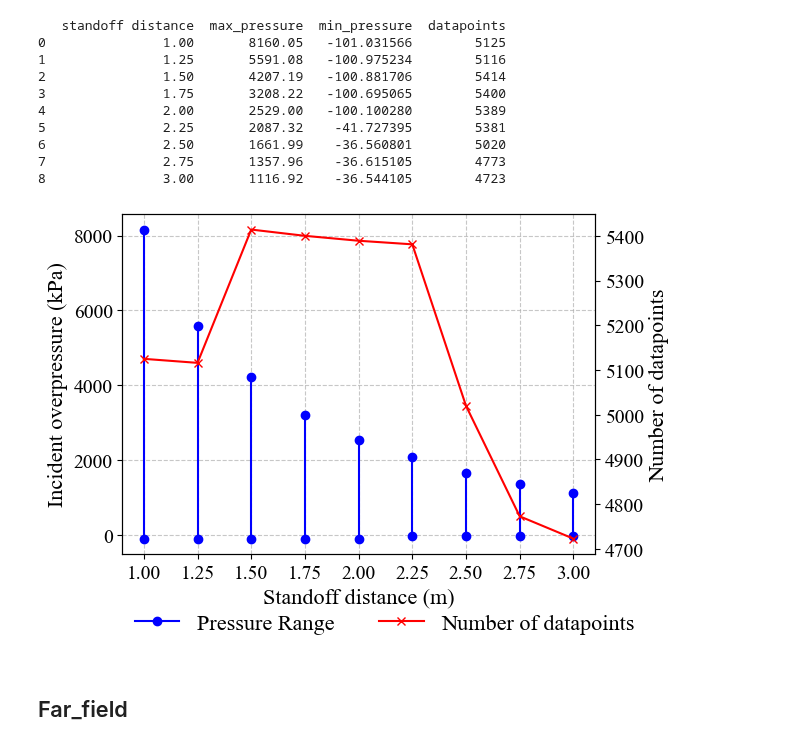
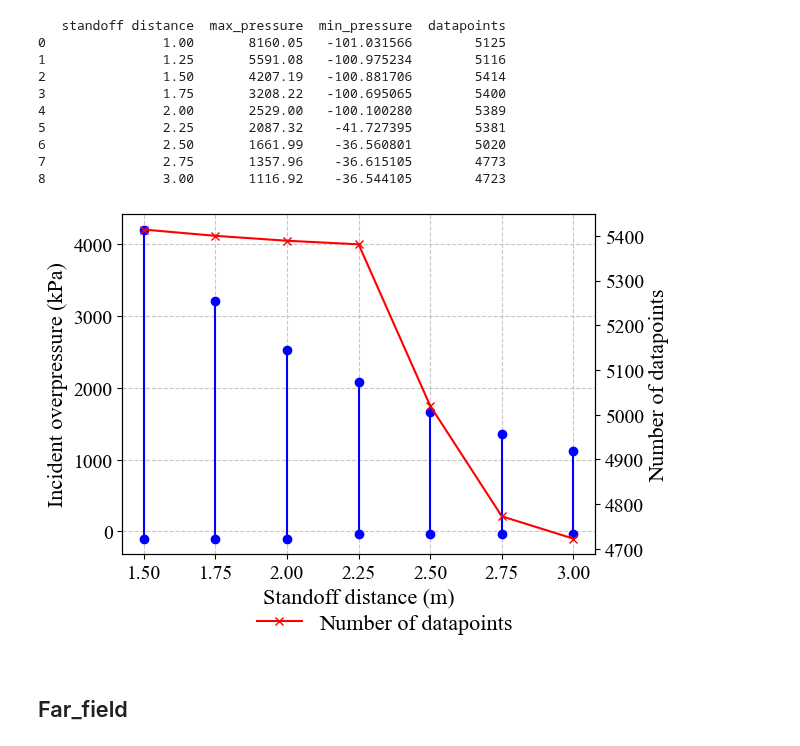
Before and after one commit to ChamodiWidanage/Pressure_history_2, a Jupyter notebook: IP_dataset_info.ipynb, the cells around one changed output. Cells and saved outputs as stored; diff of their text form; code cells hidden in the pictures.

```diff
--- a/IP_dataset_info.ipynb
+++ b/IP_dataset_info.ipynb
@@ -6,7 +6,7 @@ import pandas as pd
 # %%
 current_dir = Path.cwd()
 parent_dir = current_dir.parent
-input_dir1 = Path ("G:/Chamodi/LSDYNA_1D/Incident_pressure_time_history/Near_field_time_history_dataset")
+input_dir1 = Path ("H:/Chamodi/LSDYNA/Incident_pressure/Near_field_time_history_dataset")
 
 #Access folders inside input folder
 input_dir2 =  [folder1 for folder1 in input_dir1.iterdir() if folder1.is_dir()]
@@ -112,7 +112,7 @@ import matplotlib.pyplot as plt
 from matplotlib.ticker import MaxNLocator
 
 # Filter the DataFrame to include only rows with Standoff distance >= 3
-#filtered_df = results_df[results_df['Standoff distance'] >= 5]
+filtered_df = results_df[results_df['standoff distance'] >= 1.5]
 
 # Set global font to Times New Roman
 plt.rcParams['font.family'] = 'serif'
@@ -122,7 +122,7 @@ plt.rcParams['font.size'] = 16
 fig, ax1 = plt.subplots(figsize=(7, 5))
 
 # Plot max and min pressure values with standoff distance
-for _, row in results_df .iterrows():
+for _, row in filtered_df.iterrows():
     ax1.plot([row['standoff distance'], row['standoff distance']],
              [row['min_pressure'], row['max_pressure']],
              color='blue', marker='o', label='Pressure Range' if _ == results_df .index[0] else "")
@@ -131,38 +131,38 @@ for _, row in results_df .iterrows():
 ax1.set_xlabel('Standoff distance (m)')
 ax1.set_ylabel('Incident overpressure (kPa)')
 ax1.tick_params(axis='both', labelsize=14)
-ax1.set_xticks([1, 1.25, 1.5, 1.75, 2, 2.25, 2.5, 2.75, 3])
+ax1.set_xticks([1.5, 1.75, 2, 2.25, 2.5, 2.75, 3])
 #ax1.set_xlim(2.8,31)
 
 # Create a secondary y-axis for the number of data points
 ax2 = ax1.twinx()
-ax2.plot(results_df ['standoff distance'], results_df ['datapoints'],
+ax2.plot(filtered_df['standoff distance'], filtered_df['datapoints'],
          color='red', marker='x', label='Number of datapoints')
 ax2.set_ylabel('Number of datapoints')
 ax2.tick_params(axis='y', labelsize=14)
-ax2.set_xticks([1, 1.25, 1.5, 1.75, 2, 2.25, 2.5, 2.75, 3])
+ax2.set_xticks([1.5, 1.75, 2, 2.25, 2.5, 2.75, 3])
 #ax1.set_xlim(2.8,31)
 
 # Add grid lines
 ax1.grid(True, linestyle='--', alpha=0.7)
 
 # Combine legend handles and labels from both axes
 handles, labels = ax1.get_legend_handles_labels()
 handles2, labels2 = ax2.get_legend_handles_labels()
 handles += handles2
 labels += labels2
 
 # Add legend outside the plot with two columns
 fig.legend(handles, labels, loc='lower center', bbox_to_anchor=(0.5, 0), ncol=2, fontsize=16, frameon=False)
 
 # Title and layout adjustments
 # plt.title('Pressure Range and Number of Datapoints vs. Standoff Distance')
 fig.subplots_adjust(bottom=0.2, right = 0.8)
 
 # Save the plot as an image
-plt.savefig('IP_nearfield_info_plot.png', dpi=200, facecolor='white')
+plt.savefig('IP_nearfield_info_plot2.png', dpi=200, facecolor='white')
 # %% [output]
-[figure, old version]
+[figure, new version]
 # %% [markdown]
 ## Far_field
 # %%
```
Also changed, not shown: parts of 1 cell of this notebook, 3 other files.
